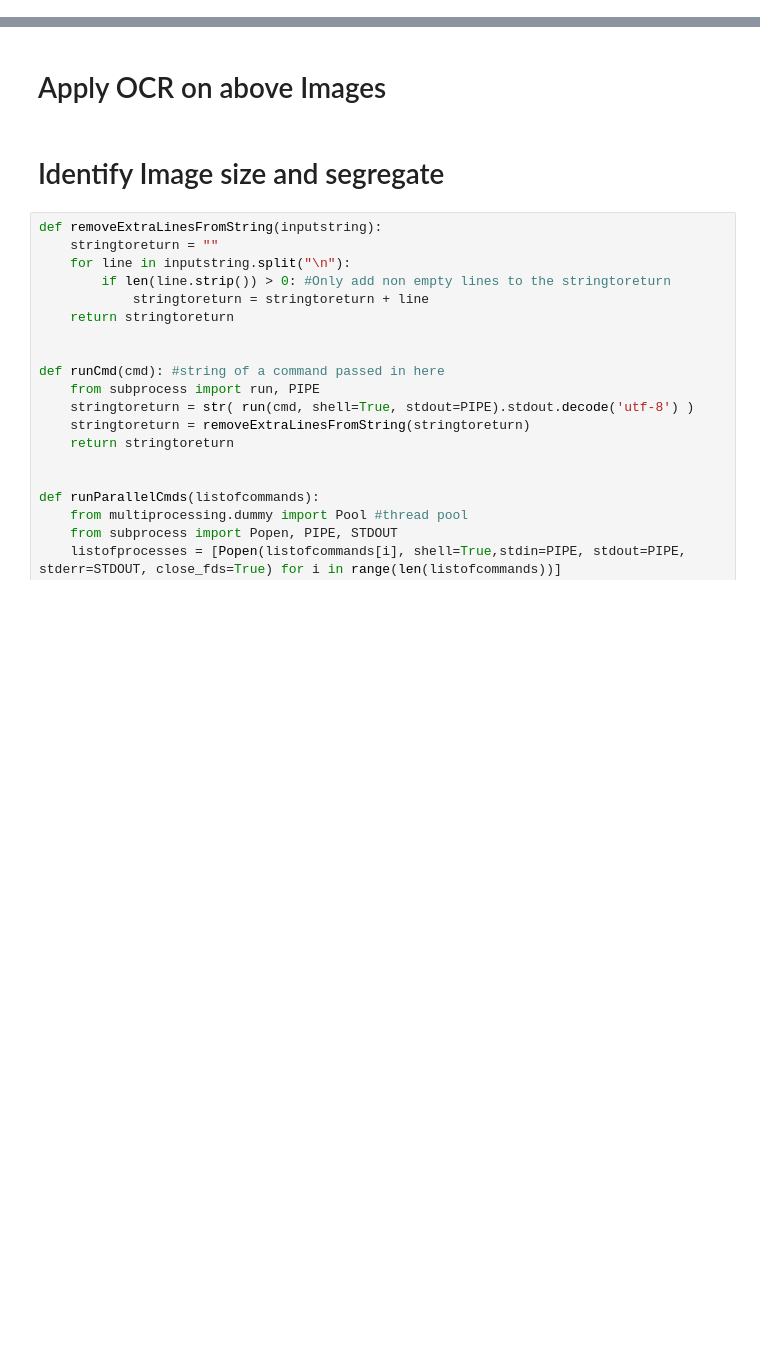
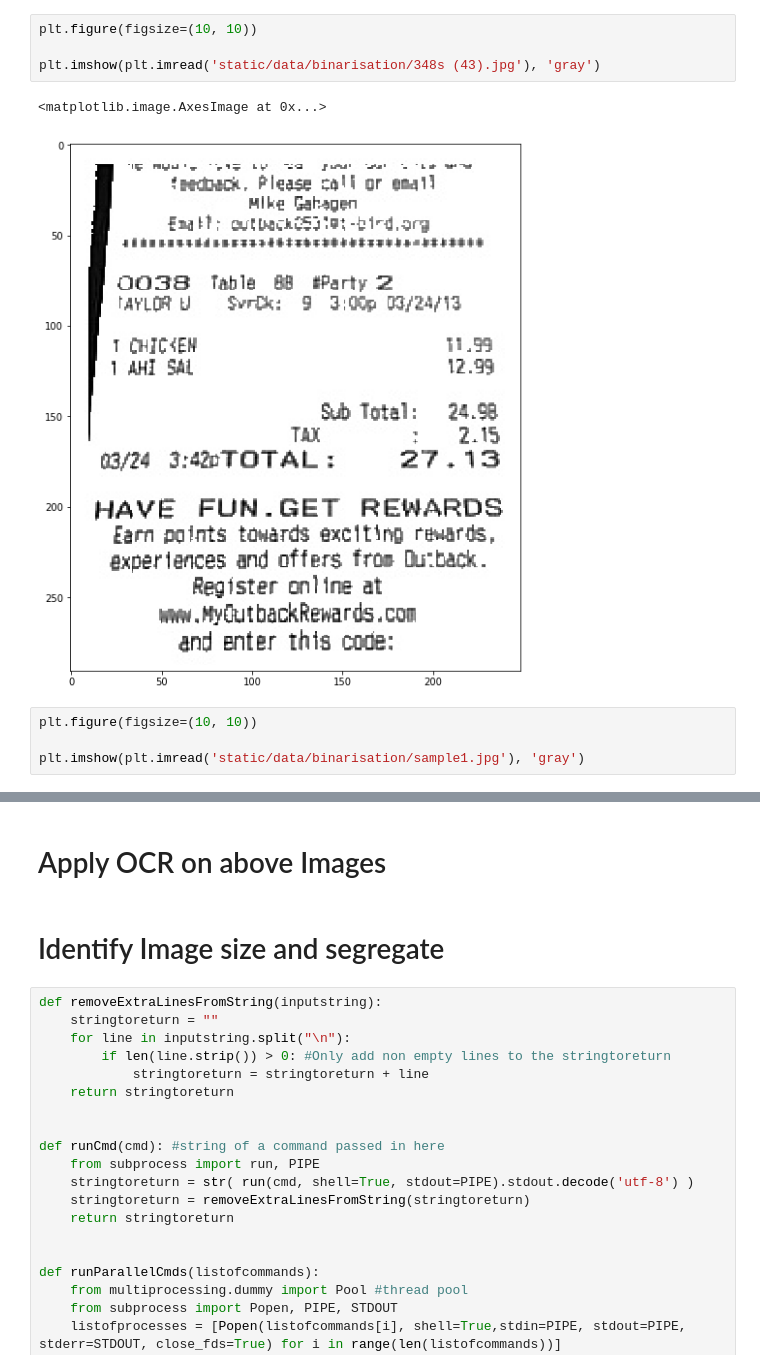
Before and after one commit to sravyaysk/vitaFlow, a Jupyter notebook: vitaflow/annotate_server/manual_line_segmentation.ipynb, the cells around one changed output, grey strips where cells are left out. Drawn from its saved outputs; the diff is of its cells as text; blank space fills up the shorter version.

```diff
--- a/vitaflow/annotate_server/manual_line_segmentation.ipynb
+++ b/vitaflow/annotate_server/manual_line_segmentation.ipynb
@@ -110 +196,12 @@ i
+# %%
+plt.figure(figsize=(10, 10))
+
+plt.imshow(plt.imread('static/data/binarisation/348s (43).jpg'), 'gray')
+# %% [output]
+<matplotlib.image.AxesImage at 0x...>
+[figure, added]
+# %%
+plt.figure(figsize=(10, 10))
+
+plt.imshow(plt.imread('static/data/binarisation/sample1.jpg'), 'gray')
 # %%
```
Also changed, not shown: parts of 26 cells of this notebook, 5 other files.
